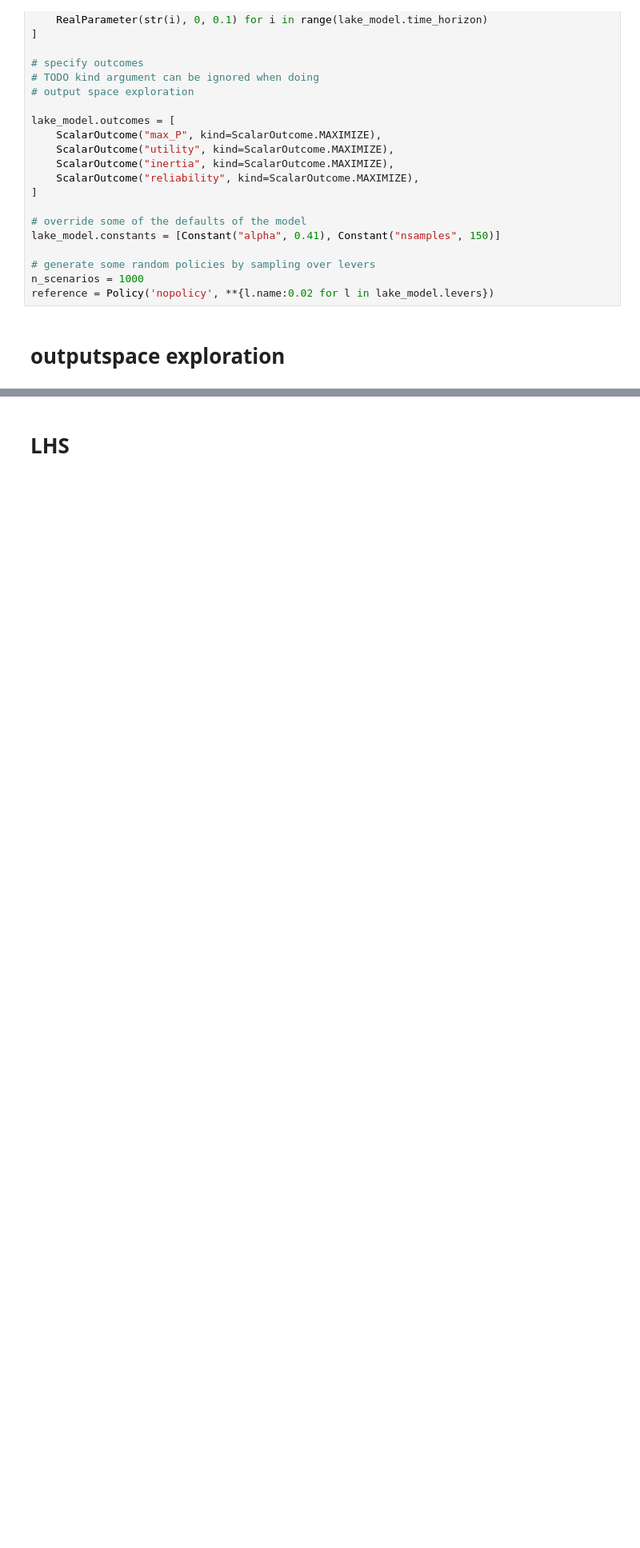
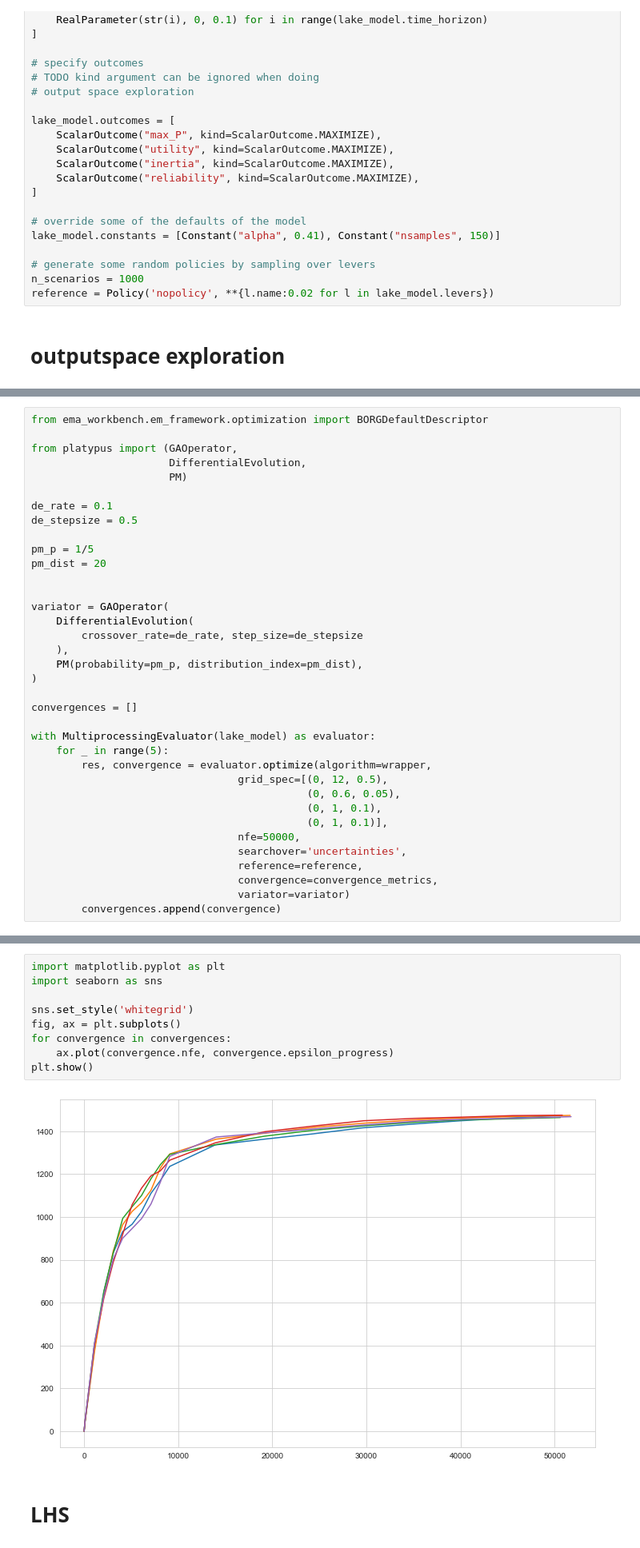
Before and after one commit to quaquel/EMAworkbench, a Jupyter notebook: ema_workbench/examples/outputspace_exploration_lakeproblem.ipynb, the cells around one changed output, grey strips where cells are left out. Shown at 80% size. Cells and saved outputs as stored; diff of their text form; blank space fills up the shorter version.

```diff
--- a/ema_workbench/examples/outputspace_exploration_lakeproblem.ipynb
+++ b/ema_workbench/examples/outputspace_exploration_lakeproblem.ipynb
@@ -106,0 +103,36 @@ plt.show()
+# %%
+from ema_workbench.em_framework.optimization import BORGDefaultDescriptor
+
+from platypus import (GAOperator,
+                      DifferentialEvolution,
+                      PM)
+
+de_rate = 0.1
+de_stepsize = 0.5
+
+pm_p = 1/5
+pm_dist = 20
+
+
+variator = GAOperator(
+    DifferentialEvolution(
+        crossover_rate=de_rate, step_size=de_stepsize
+    ),
+    PM(probability=pm_p, distribution_index=pm_dist),
+)
+
+convergences = []
+
+with MultiprocessingEvaluator(lake_model) as evaluator:
+    for _ in range(5):
+        res, convergence = evaluator.optimize(algorithm=wrapper,
+                                 grid_spec=[(0, 12, 0.5),
+                                            (0, 0.6, 0.05),
+                                            (0, 1, 0.1),
+                                            (0, 1, 0.1)],
+                                 nfe=50000,
+                                 searchover='uncertainties',
+                                 reference=reference,
+                                 convergence=convergence_metrics,
+                                 variator=variator)
+        convergences.append(convergence)
@@ -107,3 +147,14 @@ plt.show()
+# %%
+import matplotlib.pyplot as plt
+import seaborn as sns
+
+sns.set_style('whitegrid')
+fig, ax = plt.subplots()
+for convergence in convergences:
+    ax.plot(convergence.nfe, convergence.epsilon_progress)
+plt.show()
+# %% [output]
+[figure, added]
 # %% [markdown]
 # LHS
 # %%
```
Also changed, not shown: parts of 14 cells of this notebook, 3 other files.
